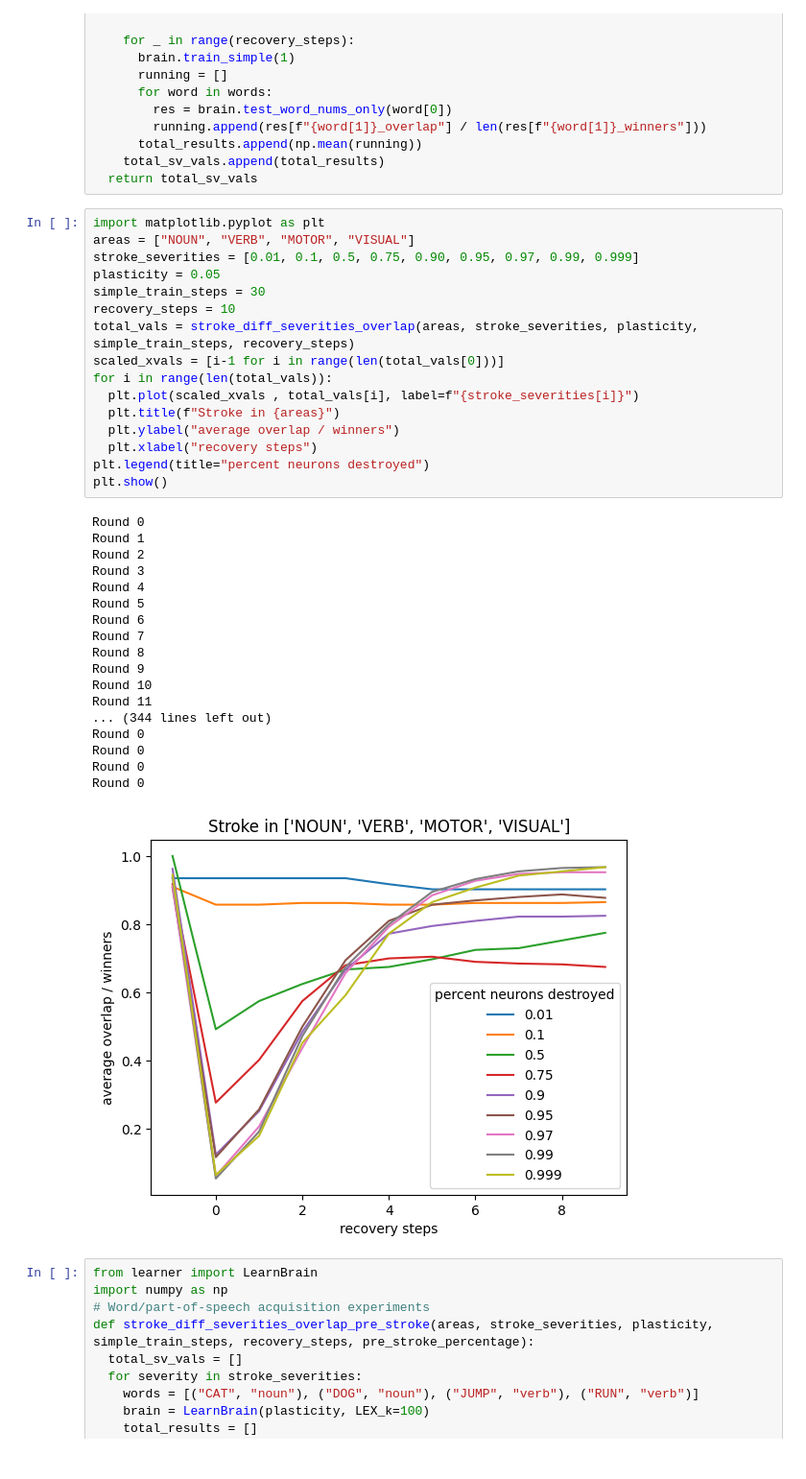
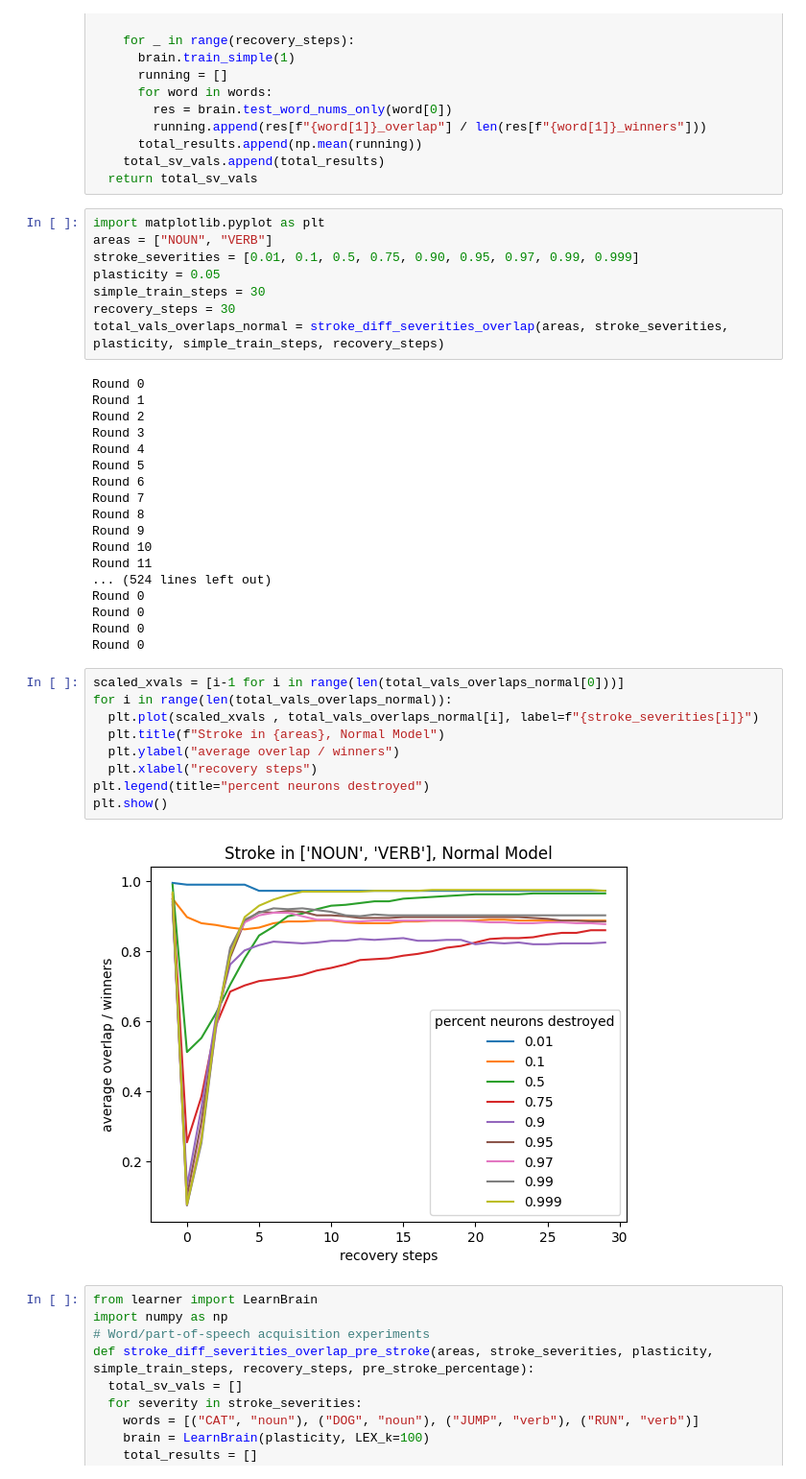
Before and after one commit to ddevaul/assemblies-simulated-stroke, a Jupyter notebook: test_simple.ipynb, the cells around one changed output. Shown: that part at 96% size. Saved outputs shown, nothing was run; the diff lists cells and outputs as text.

```diff
--- a/test_simple.ipynb
+++ b/test_simple.ipynb
@@ -51,41 +51,43 @@ def stroke_diff_severities_overlap(areas, stroke_severities, plasticity, simple_
       total_results.append(np.mean(running))
     total_sv_vals.append(total_results)
   return total_sv_vals
+# %%
+import matplotlib.pyplot as plt
+areas = ["NOUN", "VERB"]
+stroke_severities = [0.01, 0.1, 0.5, 0.75, 0.90, 0.95, 0.97, 0.99, 0.999]
+plasticity = 0.05
+simple_train_steps = 30
+recovery_steps = 30
+total_vals_overlaps_normal = stroke_diff_severities_overlap(areas, stroke_severities, plasticity, simple_train_steps, recovery_steps)
+# %% [output]
+Round 0
+Round 1
+Round 2
+Round 3
+Round 4
+Round 5
+Round 6
+Round 7
+Round 8
+Round 9
+Round 10
+Round 11
+... (524 lines left out)
+Round 0
+Round 0
+Round 0
+Round 0
 # %%
-import matplotlib.pyplot as plt
-areas = ["NOUN", "VERB", "MOTOR", "VISUAL"]
-stroke_severities = [0.01, 0.1, 0.5, 0.75, 0.90, 0.95, 0.97, 0.99, 0.999]
-plasticity = 0.05
-simple_train_steps = 30
-recovery_steps = 10
-total_vals = stroke_diff_severities_overlap(areas, stroke_severities, plasticity, simple_train_steps, recovery_steps)
-scaled_xvals = [i-1 for i in range(len(total_vals[0]))]
-for i in range(len(total_vals)):
-  plt.plot(scaled_xvals , total_vals[i], label=f"{stroke_severities[i]}")
-  plt.title(f"Stroke in {areas}")
+scaled_xvals = [i-1 for i in range(len(total_vals_overlaps_normal[0]))]
+for i in range(len(total_vals_overlaps_normal)):
+  plt.plot(scaled_xvals , total_vals_overlaps_normal[i], label=f"{stroke_severities[i]}")
+  plt.title(f"Stroke in {areas}, Normal Model")
   plt.ylabel("average overlap / winners")
   plt.xlabel("recovery steps")
 plt.legend(title="percent neurons destroyed")
 plt.show()
 # %% [output]
-Round 0
-Round 1
-Round 2
-Round 3
-Round 4
-Round 5
-Round 6
-Round 7
-Round 8
-Round 9
-Round 10
-Round 11
-... (344 lines left out)
-Round 0
-Round 0
-Round 0
-Round 0
-[figure, old version]
+[figure, new version]
 # %%
 from learner import LearnBrain
 import numpy as np
```
Also changed, not shown: parts of 24 cells of this notebook, 2 other files.
